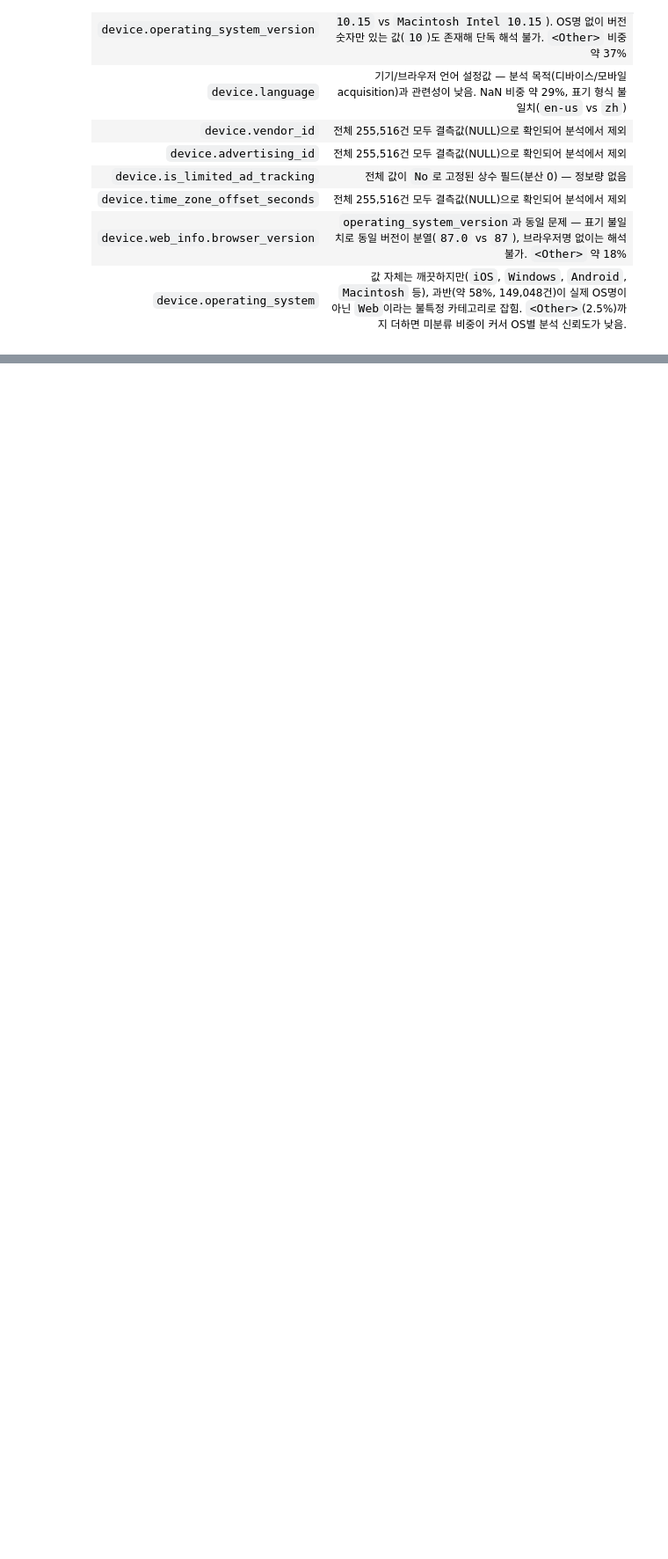
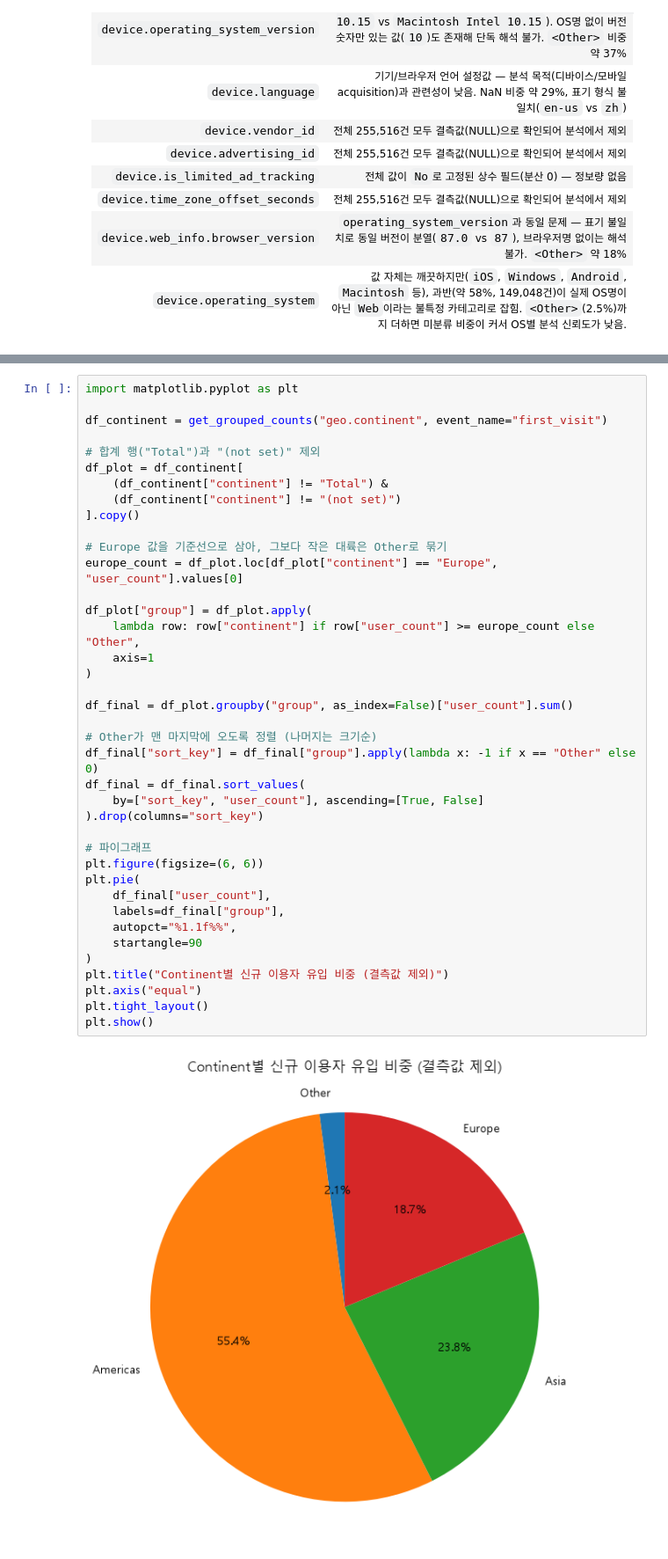
Before and after one commit to bulsajo1/ecommerce-product-analysis-project, a Jupyter notebook: data_analysis/A(acquisition).ipynb, the cells around one changed output, grey strips where cells are left out. Shown at 88% size. Cells and saved outputs as stored; diff of their text form; blank space fills up the shorter version.

```diff
--- a/data_analysis/A(acquisition).ipynb
+++ b/data_analysis/A(acquisition).ipynb
@@ -1346,0 +1612,41 @@ for variable_name, column_name, alias in device_columns:
+# %%
+import matplotlib.pyplot as plt
+
+df_continent = get_grouped_counts("geo.continent", event_name="first_visit")
+
+# 합계 행("Total")과 "(not set)" 제외
+df_plot = df_continent[
+    (df_continent["continent"] != "Total") &
+    (df_continent["continent"] != "(not set)")
+].copy()
+
+# Europe 값을 기준선으로 삼아, 그보다 작은 대륙은 Other로 묶기
+europe_count = df_plot.loc[df_plot["continent"] == "Europe", "user_count"].values[0]
+
+df_plot["group"] = df_plot.apply(
+    lambda row: row["continent"] if row["user_count"] >= europe_count else "Other",
+    axis=1
+)
+
+df_final = df_plot.groupby("group", as_index=False)["user_count"].sum()
+
+# Other가 맨 마지막에 오도록 정렬 (나머지는 크기순)
+df_final["sort_key"] = df_final["group"].apply(lambda x: -1 if x == "Other" else 0)
+df_final = df_final.sort_values(
+    by=["sort_key", "user_count"], ascending=[True, False]
+).drop(columns="sort_key")
+
+# 파이그래프
+plt.figure(figsize=(6, 6))
+plt.pie(
+    df_final["user_count"],
+    labels=df_final["group"],
+    autopct="%1.1f%%",
+    startangle=90
+)
+plt.title("Continent별 신규 이용자 유입 비중 (결측값 제외)")
+plt.axis("equal")
+plt.tight_layout()
+plt.show()
+# %% [output]
+[figure, added]
```
Also changed, not shown: parts of 25 cells of this notebook.
